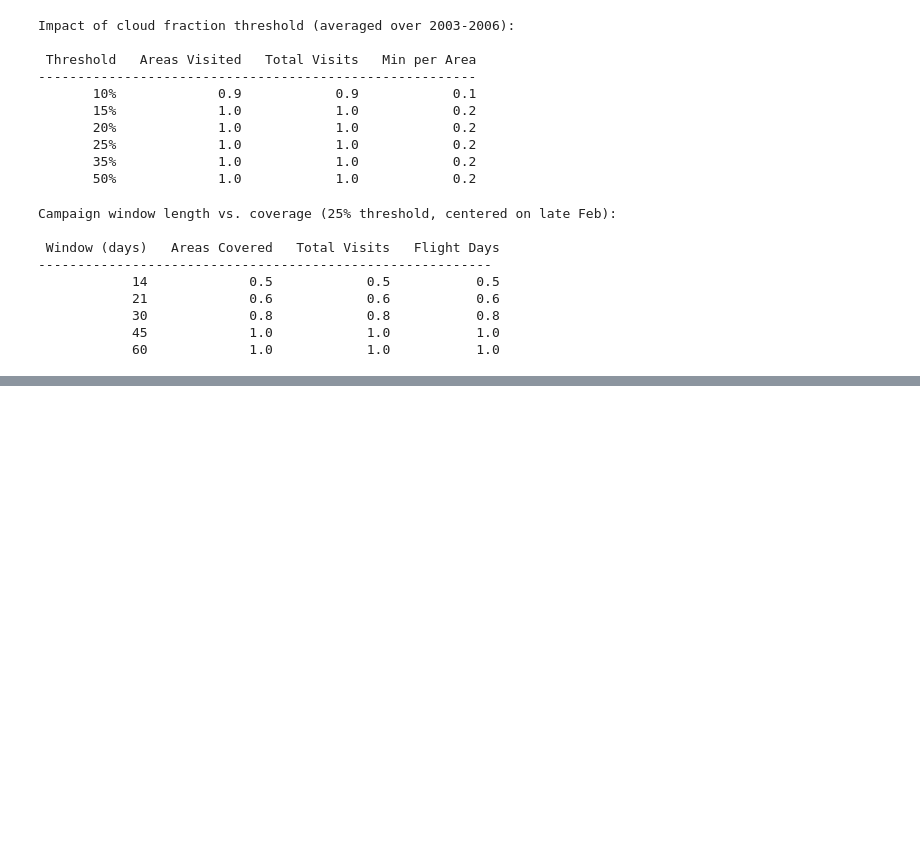
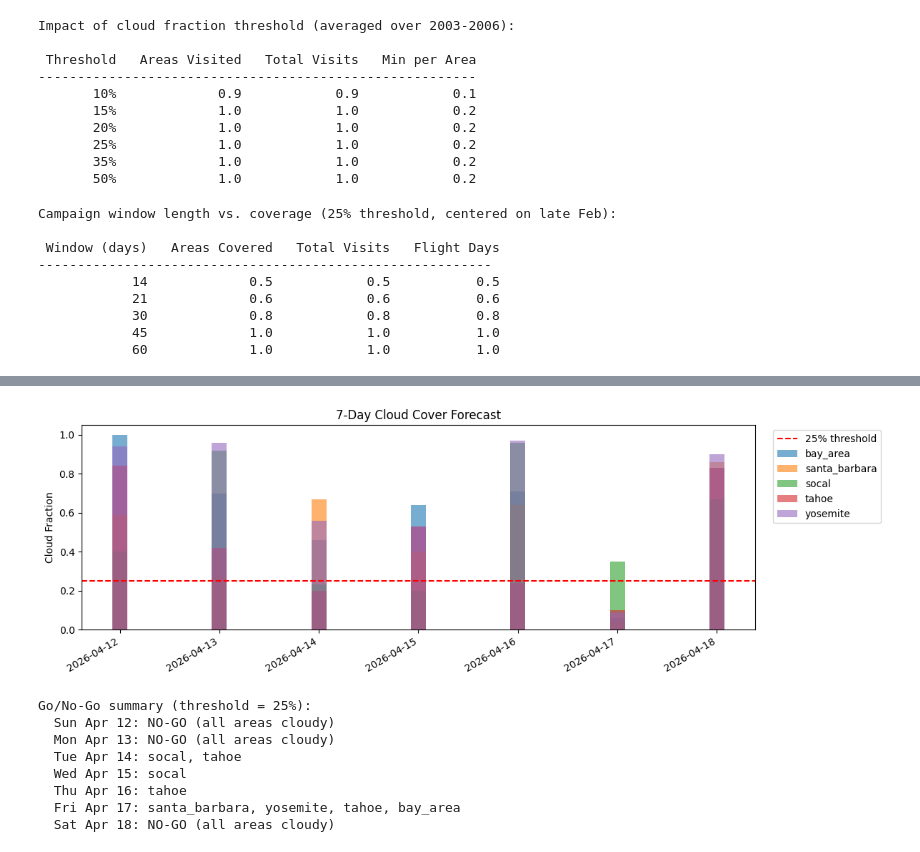
Before and after one commit to ryanpavlick/hyplan, a Jupyter notebook: notebooks/cloud_analysis.ipynb, the cells around one changed output, grey strips where cells are left out. Cells and saved outputs as stored; diff of their text form; code cells hidden in the pictures; blank space fills up the shorter version.

```diff
--- a/notebooks/cloud_analysis.ipynb
+++ b/notebooks/cloud_analysis.ipynb
@@ -372,0 +426,8 @@ clear, cloudy, or mixed.
+# %%
+# Daily forecast (default: 7 days, best-match model)
+forecast_df = fetch_cloud_forecast(polygon_file, forecast_days=7)
+
+print(f"Forecast shape: {forecast_df.shape}")
+print(f"Columns: {list(forecast_df.columns)}")
+print(f"Date range: {forecast_df['date'].min().date()} to {forecast_df['date'].max().date()}")
+forecast_df
@@ -372,0 +455,33 @@ clear, cloudy, or mixed.
+# %%
+# Visualize the daily forecast as a bar chart
+fig, ax = plt.subplots(figsize=(12, 4))
+
+for name, grp in forecast_df.groupby("polygon_id"):
+    ax.bar(grp["date"], grp["cloud_fraction"], alpha=0.6, label=name, width=0.15)
+
+ax.axhline(0.25, color="red", linestyle="--", label="25% threshold")
+ax.set_ylabel("Cloud Fraction")
+ax.set_title("7-Day Cloud Cover Forecast")
+ax.legend(bbox_to_anchor=(1.02, 1), loc="upper left")
+fig.autofmt_xdate()
+fig.tight_layout()
+plt.show()
+
+# Quick go/no-go summary
+threshold = 0.25
+print(f"\nGo/No-Go summary (threshold = {threshold:.0%}):")
+for date in sorted(forecast_df["date"].unique()):
+    day_df = forecast_df[forecast_df["date"] == date]
+    flyable = day_df[day_df["cloud_fraction"] <= threshold]["polygon_id"].tolist()
+    status = ", ".join(flyable) if flyable else "NO-GO (all areas cloudy)"
+    print(f"  {pd.Timestamp(date).strftime('%a %b %d')}: {status}")
+# %% [output]
+[figure, added]
+Go/No-Go summary (threshold = 25%):
+  Sun Apr 12: NO-GO (all areas cloudy)
+  Mon Apr 13: NO-GO (all areas cloudy)
+  Tue Apr 14: socal, tahoe
+  Wed Apr 15: socal
+  Thu Apr 16: tahoe
+  Fri Apr 17: santa_barbara, yosemite, tahoe, bay_area
+  Sat Apr 18: NO-GO (all areas cloudy)
```
Also changed, not shown: parts of 10 cells of this notebook, 4 other files.
